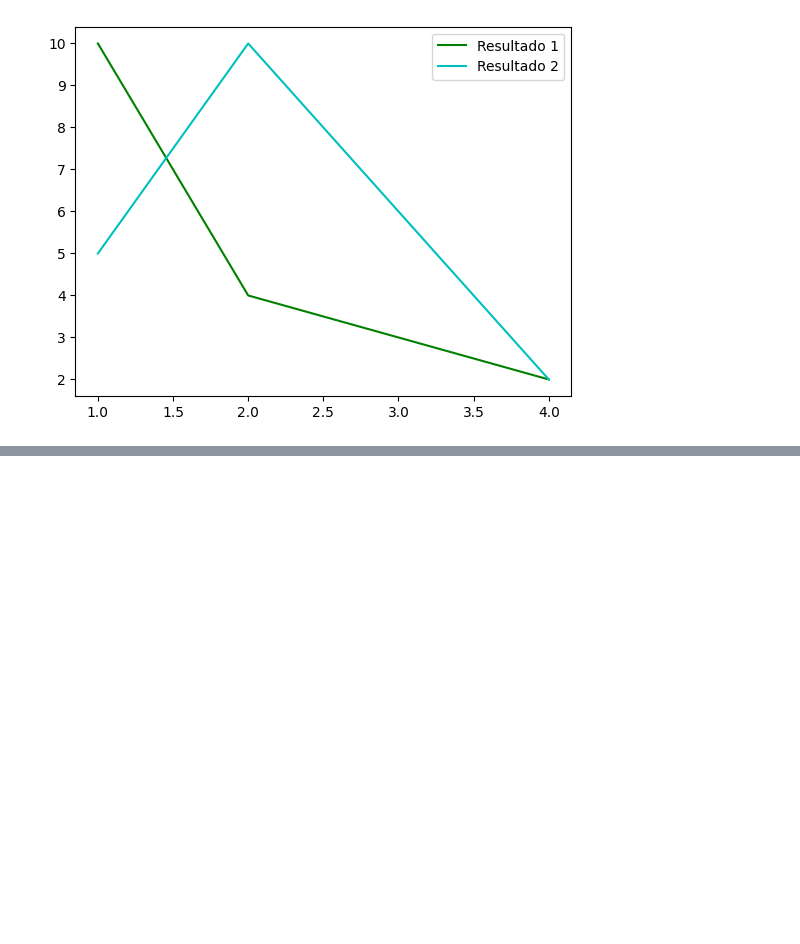
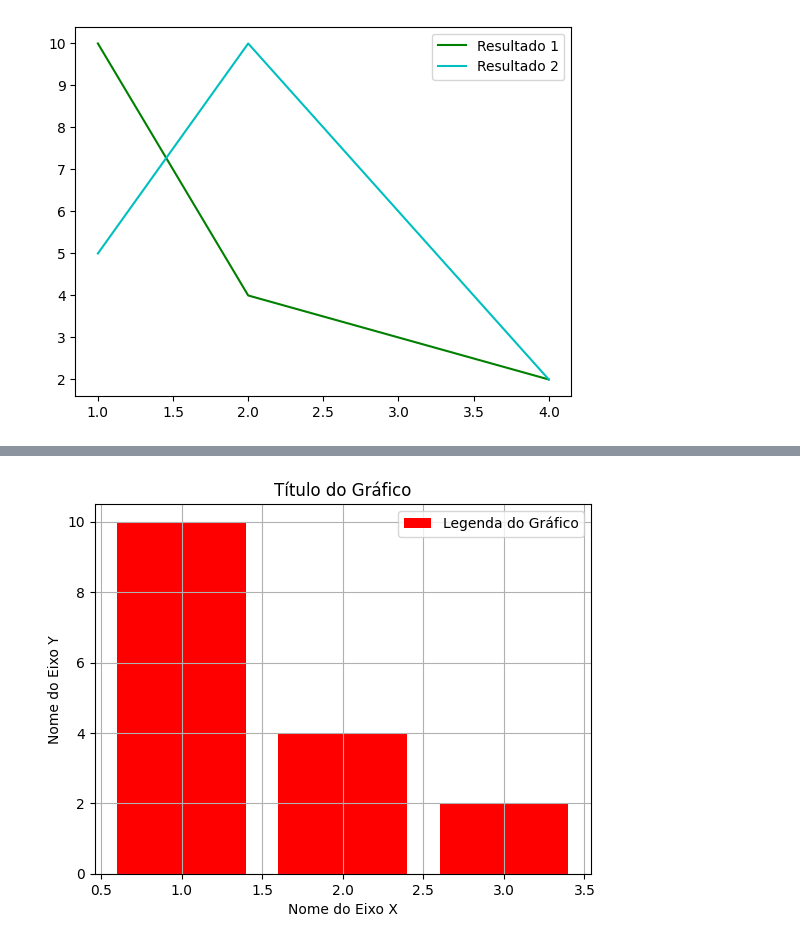
Before and after one commit to brunogomesifrn/respostas_ifrn, a Jupyter notebook: python/aulas/Untitled9.ipynb, the cells around one changed output, grey strips where cells are left out. Drawn from its saved outputs; the diff is of its cells as text; code cells hidden in the pictures; blank space fills up the shorter version.

```diff
--- a/python/aulas/Untitled9.ipynb
+++ b/python/aulas/Untitled9.ipynb
@@ -114,0 +124,12 @@ plt.show()
+# %%
+x = [1,2,3]
+y = [10,4,2]
+plt.bar(x,y, label='Legenda do Gráfico', color='r')
+plt.legend()
+plt.xlabel('Nome do Eixo X')
+plt.ylabel('Nome do Eixo Y')
+plt.title('Título do Gráfico')
+plt.grid(True)
+plt.show()
+# %% [output]
+[figure, added]
```
Also changed, not shown: parts of 9 cells of this notebook.
